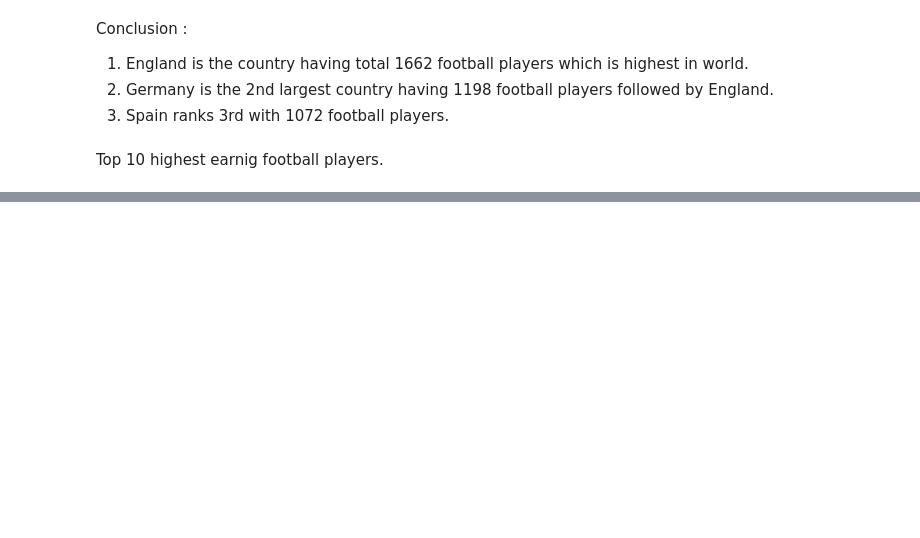
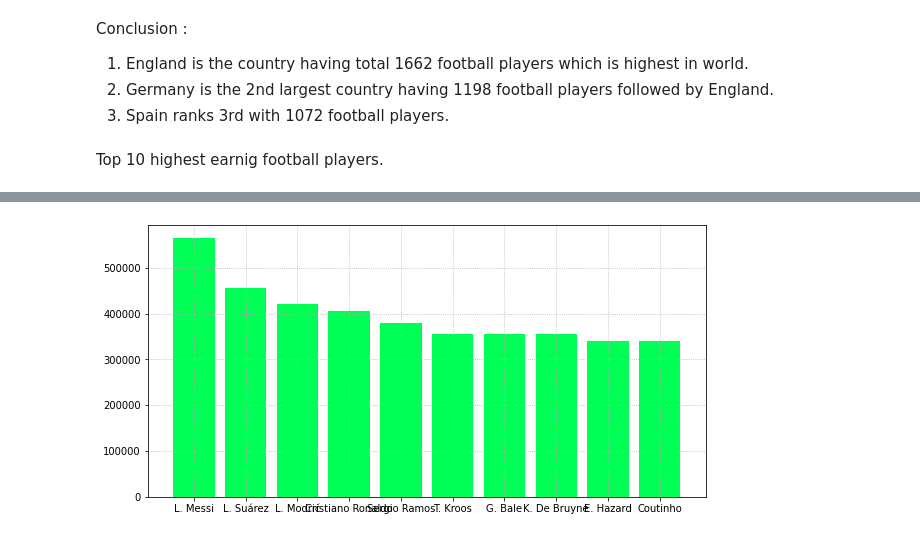
Before and after one commit to kshitijyejare/FIFA19-Player-Data-Analysis, a Jupyter notebook: fifa19.ipynb, the cells around one changed output, grey strips where cells are left out. Cells and saved outputs as stored; diff of their text form; code cells hidden in the pictures; blank space fills up the shorter version.

```diff
--- a/fifa19.ipynb
+++ b/fifa19.ipynb
@@ -61,0 +150,3 @@ Top 10 highest earnig football players.
+# %%
+#Player's overall performance with respect to their price.
+PL=fifa[['Name','Overall','Wage']].sort_values(by=['Wage'],ascending=False).head(10)
@@ -61,0 +167,7 @@ Top 10 highest earnig football players.
+# %%
+#plt.bar(list(Earning['Name'])[0:10],list(Earning['Wage'])[0:10],color="#00ff55")
+
+plt.bar(list(PL['Name'])[0:10],list(PL['Wage'])[0:10],color='#00ff55')
+plt.grid(linestyle=':')
+# %% [output]
+[figure, added]
```
Also changed, not shown: parts of 16 cells of this notebook.
